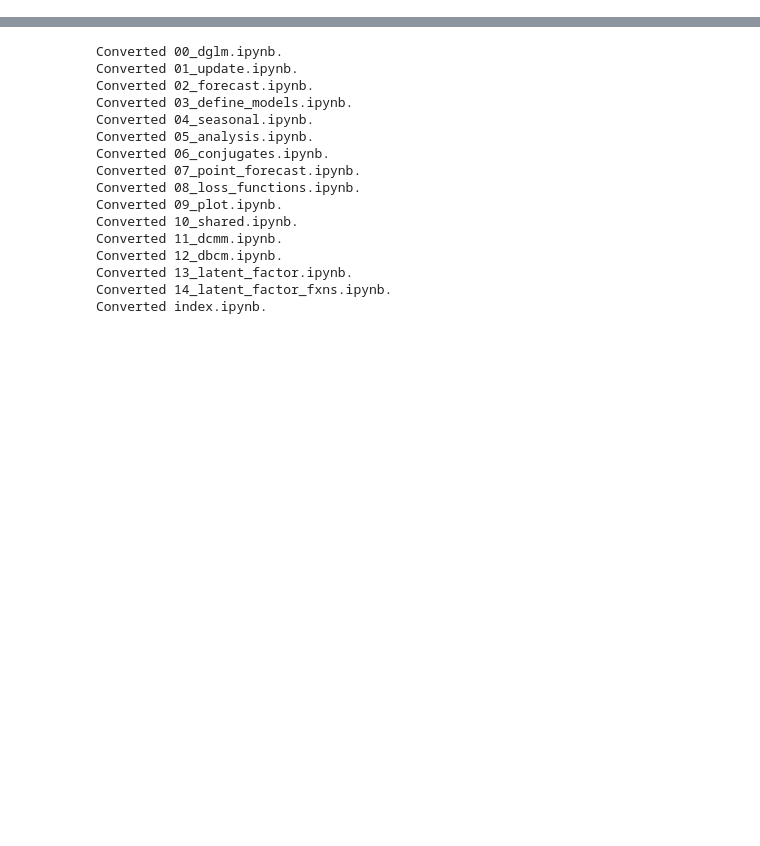
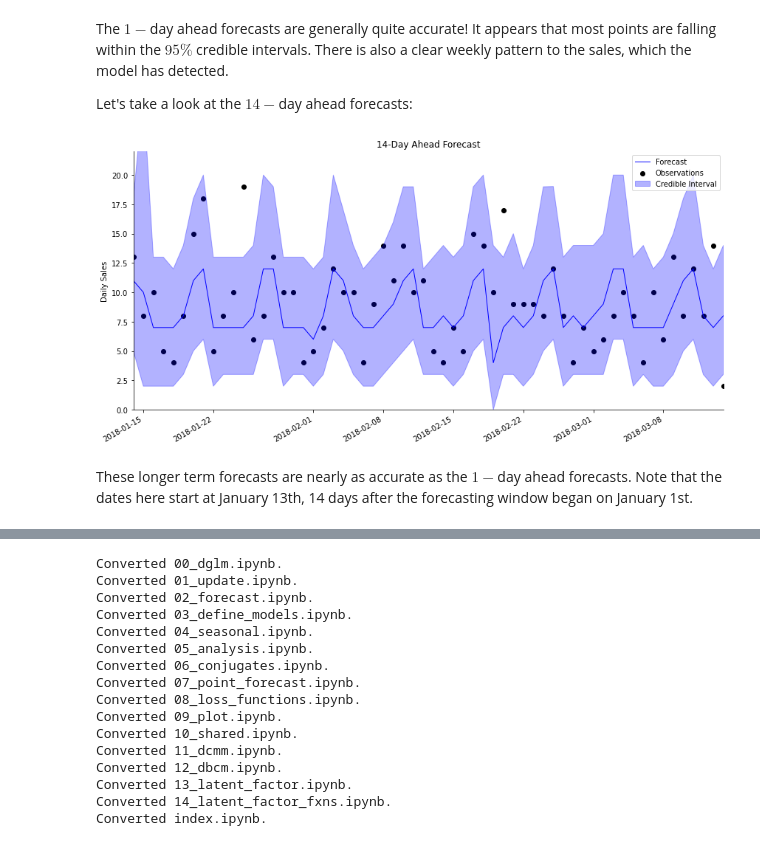
Before and after one commit to lavinei/pybats_nbdev, a Jupyter notebook: nbs/09_plot.ipynb, the cells around one changed output, grey strips where cells are left out. Cells and saved outputs as stored; diff of their text form; code cells hidden in the pictures; blank space fills up the shorter version.

```diff
--- a/nbs/09_plot.ipynb
+++ b/nbs/09_plot.ipynb
@@ -59,3 +136,30 @@ def plot_data_forecast(fig, ax, y, f, samples, dates, linewidth=1, linecolor='b'
+# %% [markdown]
+The $1-$day ahead forecasts are generally quite accurate! It appears that most points are falling within the $95\%$ credible intervals. There is also a clear weekly pattern to the sales, which the model has detected.
+
+Let's take a look at the $14-$day ahead forecasts:
+# %%
+# Plot the 14-day ahead forecast
+h = 14
+start = forecast_start + pd.DateOffset(h - 1)
+end = forecast_end + pd.DateOffset(h - 1)
+
+data_14step = data.loc[start:end]
+samples_14step = samples[:,:,h-1]
+fig, ax = plt.subplots(figsize=(12,6))
+plot_data_forecast(fig, ax,
+                   data_14step.Sales,
+                   median(samples_14step),
+                   samples_14step,
+                   data_14step.index,
+                   credible_interval=95)
+
+ax_style(ax, title='14-Day Ahead Forecast', ylabel='Daily Sales', ylim=[0,22])
+
+pass
+# %% [output]
+[figure, added]
+# %% [markdown]
+These longer term forecasts are nearly as accurate as the $1-$day ahead forecasts. Note that the dates here start at January 13th, 14 days after the forecasting window began on January 1st.
 # %%
 #export
 
```
Also changed, not shown: parts of 14 cells of this notebook, 6 other files.
